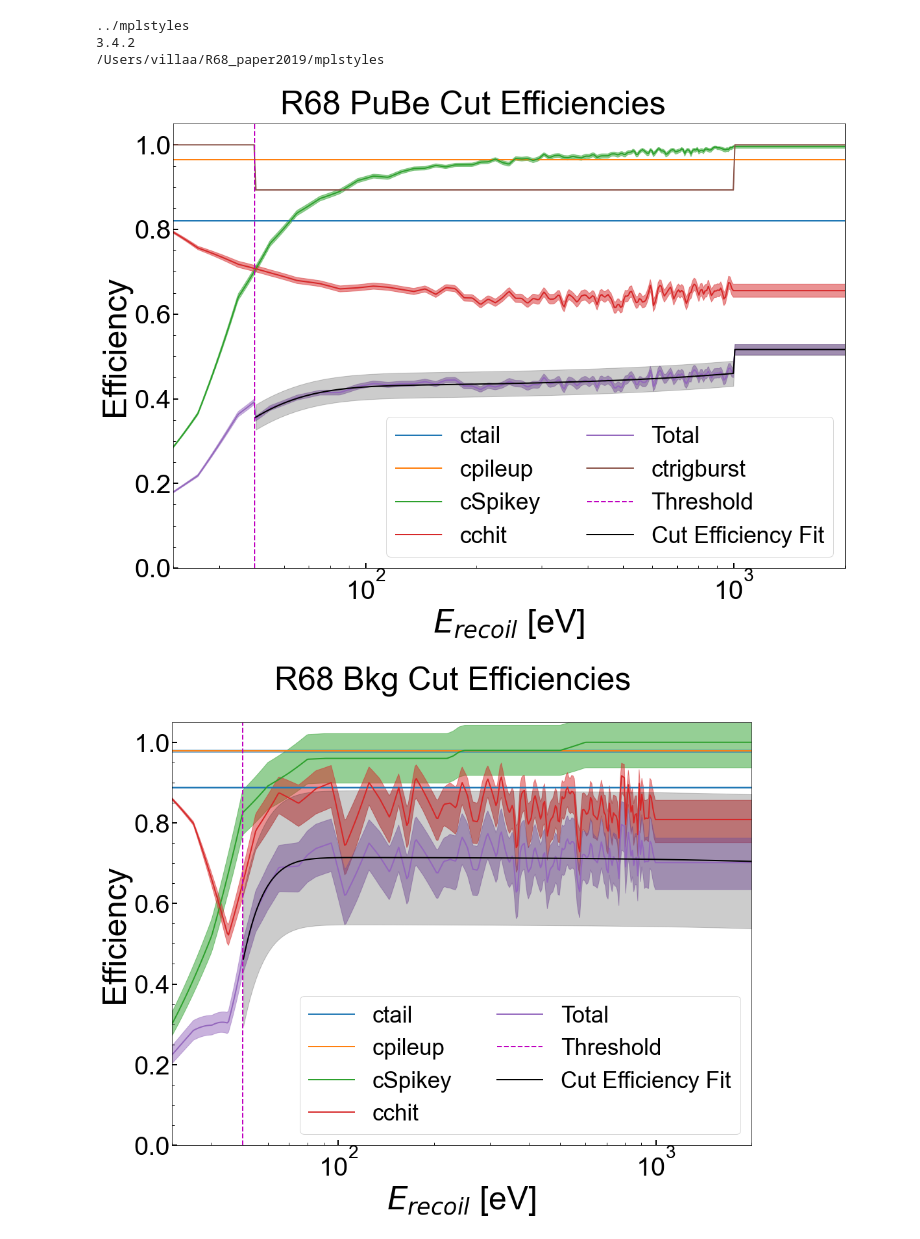
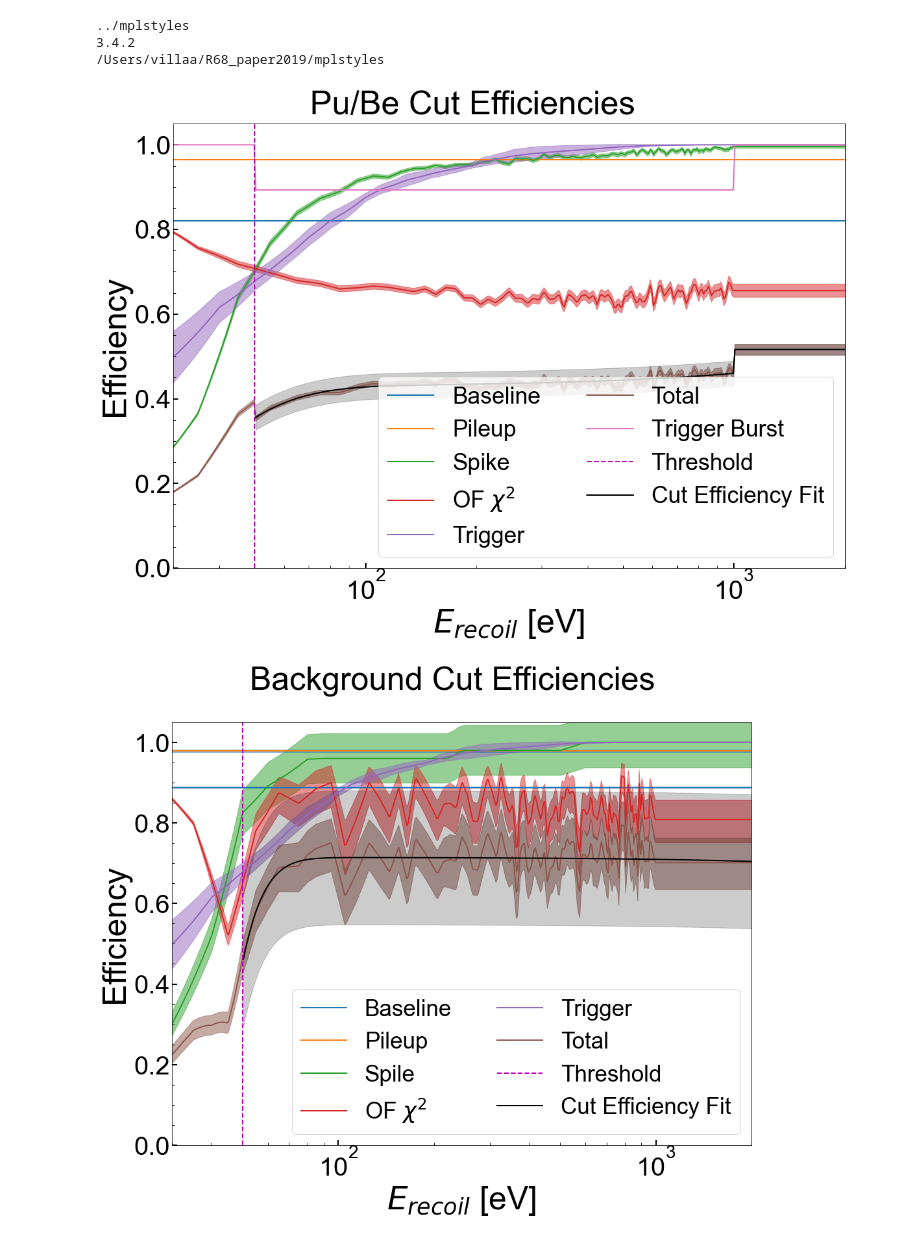
Before and after one commit to villano-lab/nrSiCap, a Jupyter notebook: PRL_Figures/Fig02_Estimated-Cut-Efficiencies.ipynb, the cells around one changed output. Cells and saved outputs as stored; diff of their text form; code cells hidden in the pictures.

```diff
--- a/PRL_Figures/Fig02_Estimated-Cut-Efficiencies.ipynb
+++ b/PRL_Figures/Fig02_Estimated-Cut-Efficiencies.ipynb
@@ -27,25 +27,28 @@ fig_w=7
 #fig,ax = plt.subplots(1,1,figsize=(16,12),sharex=True)
 fig,ax = plt.subplots(1,1)
 
-ax.axhline(eff_tail, color = next(ax._get_lines.prop_cycler)['color'], label='ctail')
+ax.axhline(eff_tail, color = next(ax._get_lines.prop_cycler)['color'], label='Baseline')
 ax.axhspan(eff_tail-deff_tail, eff_tail+deff_tail, alpha=0.5)
 
-ax.axhline(eff_pileup, color = next(ax._get_lines.prop_cycler)['color'], label='cpileup ')
+ax.axhline(eff_pileup, color = next(ax._get_lines.prop_cycler)['color'], label='Pileup')
 ax.axhspan(eff_pileup-deff_pileup, eff_pileup+deff_pileup, alpha=0.5)
 
-line,=ax.plot(E_test, spikeEff(E_test), label='cSpikey')
+line,=ax.plot(E_test, spikeEff(E_test), label='Spike')
 ax.fill_between(E_test, spikeEff(E_test)-dspikeEff(E_test)[1], spikeEff(E_test)+dspikeEff(E_test)[0],
                 alpha=0.5, color=line.get_color())
 
-line,=ax.plot(E_test,chisqEff(E_test), label='cchit')
+line,=ax.plot(E_test,chisqEff(E_test), label='OF $\chi^2$')
 ax.fill_between(E_test, chisqEff(E_test)-dchisqEff(E_test)[1], chisqEff(E_test)+dchisqEff(E_test)[0],
                 alpha=0.5, color=line.get_color())
+
+line,=ax.plot(E_test,trigEff(E_test),label='Trigger')
+ax.fill_between(E_test,trigEff(E_test)-dtrigEff(E_test),trigEff(E_test)+dtrigEff(E_test),alpha=0.5,color=line.get_color())
 
 line,=ax.plot(E_test, cutEff(E_test), label='Total')
 ax.fill_between(E_test, cutEff(E_test)-dcutEff(E_test)[1], cutEff(E_test)+dcutEff(E_test)[0],
                 alpha=0.5, color=line.get_color())
 
-line,=ax.plot(E_test, trigburstEff(E_test), label='ctrigburst')
+line,=ax.plot(E_test, trigburstEff(E_test), label='Trigger Burst')
 ax.fill_between(E_test, trigburstEff(E_test)-dtrigburstEff(E_test)[1], trigburstEff(E_test)+dtrigburstEff(E_test)[0],
                 alpha=0.5, color=line.get_color())
 
@@ -80,7 +83,7 @@ def dcutEffFit(E):
 ax.plot(E_test[E_test>Efitmin],cutEffFit(E_test[E_test>Efitmin]),'k',label='Cut Efficiency Fit')
 ax.fill_between(E_test[E_test>Efitmin],(cutEffFit(E_test)-dcutEffFit(E_test))[E_test>Efitmin],(cutEffFit(E_test)+dcutEffFit(E_test))[E_test>Efitmin],color='k',alpha=0.2)
 
-fig.suptitle('R68 PuBe Cut Efficiencies')
+fig.suptitle('Pu/Be Cut Efficiencies')
 ax.set_xlim(30,2e3)
 ax.set_xscale('log')
 ax.set_ylim(0,1.05)
@@ -93,28 +96,31 @@ plt.tight_layout()
 plt.savefig('figures/cut_effs.pdf')
 plt.show()
 # %% [output]
-[figure, old version]
+[figure, new version]
 # %%
 #Cut efficiencies for bkg data
 
 fig,ax = plt.subplots(1,1)
 
 
-ax.axhline(eff_tail_bkg, color = next(ax._get_lines.prop_cycler)['color'], label='ctail')
+ax.axhline(eff_tail_bkg, color = next(ax._get_lines.prop_cycler)['color'], label='Baseline')
 ax.axhspan(eff_tail_bkg-deff_tail_bkg, eff_tail_bkg+deff_tail_bkg, alpha=0.5)
 
-ax.axhline(eff_pileup_bkg, color = next(ax._get_lines.prop_cycler)['color'], label='cpileup ')
+ax.axhline(eff_pileup_bkg, color = next(ax._get_lines.prop_cycler)['color'], label='Pileup')
 ax.axhspan(eff_pileup_bkg-deff_pileup_bkg, eff_pileup_bkg+deff_pileup_bkg, alpha=0.5)
 
 
 
-line,=ax.plot(E_test, spikeEff_bkg(E_test), label='cSpikey')
+line,=ax.plot(E_test, spikeEff_bkg(E_test), label='Spile')
 ax.fill_between(E_test, spikeEff_bkg(E_test)-dspikeEff_bkg(E_test)[1], spikeEff_bkg(E_test)+dspikeEff_bkg(E_test)[0],
                 alpha=0.5, color=line.get_color())
 
-line,=ax.plot(E_test,chisqEff_bkg(E_test), label='cchit')
+line,=ax.plot(E_test,chisqEff_bkg(E_test), label='OF $\chi^2$')
 ax.fill_between(E_test, chisqEff_bkg(E_test)-dchisqEff_bkg(E_test)[1], chisqEff_bkg(E_test)+dchisqEff_bkg(E_test)[0],
                 alpha=0.5, color=line.get_color())
+
+line,=ax.plot(E_test,trigEff(E_test),label='Trigger')
+ax.fill_between(E_test,trigEff(E_test)-dtrigEff(E_test),trigEff(E_test)+dtrigEff(E_test),alpha=0.5,color=line.get_color())
 
 line,=ax.plot(E_test, cutEff_bkg(E_test), label='Total')
 ax.fill_between(E_test, cutEff_bkg(E_test)-dcutEff_bkg(E_test)[1], cutEff_bkg(E_test)+dcutEff_bkg(E_test)[0],
@@ -126,32 +132,32 @@ ax.axvline(E_thresh, color='m', linestyle='--', linewidth=2, label='Threshold')
 
 #Fit with smooth function
 Efitmin=50
 popt,pcov=curve_fit(effFit_func,E_test[E_test>Efitmin], cutEff_bkg(E_test)[E_test>Efitmin],p0=[30,30,0.45,1e-4])
 
 #Set a single uncertainty for the fir to encompass all the 1-sigma discrepancies in the measured curve
 maxneg=np.max(np.abs( effFit_func(E_test,*popt) - (cutEff_bkg(E_test)-dcutEff_bkg(E_test)[1]))[E_test>Efitmin])
 maxpos=np.max(np.abs( effFit_func(E_test,*popt) - (cutEff_bkg(E_test)+dcutEff_bkg(E_test)[0]))[E_test>Efitmin])
 dEffFit_bkg=max(maxneg,maxpos)
 
 def cutEffFit_bkg(E):
     return effFit_func(E, 4.23508507e+01,  7.61590223e+00,  7.14511426e-01, -5.10367727e-06)
 def dcutEffFit_bkg(E):
     return 0.16643841685131444
 
 ax.plot(E_test[E_test>Efitmin],cutEffFit_bkg(E_test[E_test>Efitmin]),'k',label='Cut Efficiency Fit')
 ax.fill_between(E_test[E_test>Efitmin],(cutEffFit_bkg(E_test)-dcutEffFit_bkg(E_test))[E_test>Efitmin],(cutEffFit_bkg(E_test)+dcutEffFit_bkg(E_test))[E_test>Efitmin],color='k',alpha=0.2)
 
-fig.suptitle('R68 Bkg Cut Efficiencies')
+fig.suptitle('Background Cut Efficiencies')
 ax.set_xlim(30,2e3)
 ax.set_xscale('log')
 ax.set_ylim(0,1.05)
 ax.set_xlabel(r'$E_{recoil}$ [eV]')
 ax.set_ylabel('Efficiency')
 ax.legend(ncol=2)
 
 #plt.tight_layout()
 
 plt.savefig('figures/cut_effs_bkg.pdf')
 plt.show()
 # %% [output]
-[figure, old version]
+[figure, new version]
```
Also changed, not shown: 5 other files.
